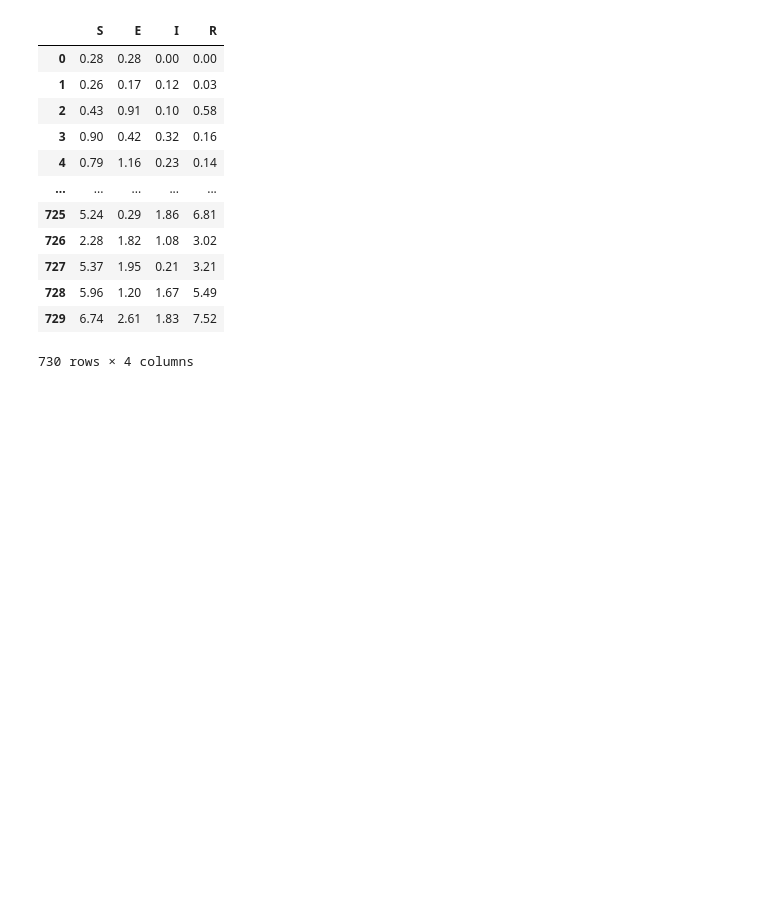
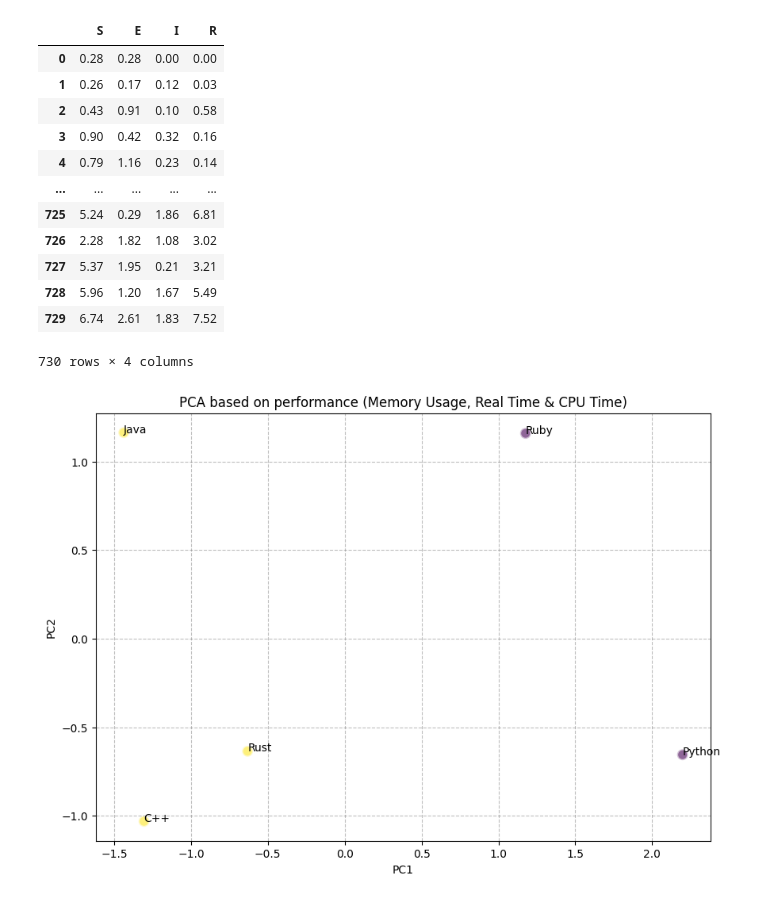
Before and after one commit to reynaldesgr/SMA-Multi-Languages, a Jupyter notebook: notebook-sim/results.ipynb, the cells around one changed output. Cells and saved outputs as stored; diff of their text form; code cells hidden in the pictures; blank space fills up the shorter version.

```diff
--- a/notebook-sim/results.ipynb
+++ b/notebook-sim/results.ipynb
@@ -505,3 +504,33 @@ df_cpp_vs_rust
 | 728 | 5.96 | 1.20 | 1.67 | 5.49 |
 | 729 | 6.74 | 2.61 | 1.83 | 7.52 |
 730 rows × 4 columns
+# %%
+import numpy as np
+from sklearn.decomposition import PCA
+from sklearn.preprocessing import StandardScaler
+from sklearn.cluster import KMeans
+
+data = np.vstack((real, user, sys)).T
+
+kmeans = KMeans(n_clusters=2, random_state=0).fit(data)
+clusters = kmeans.labels_
+
+scaler = StandardScaler()
+data_normalized = scaler.fit_transform(data)
+
+pca = PCA(n_components=2)
+data_pca = pca.fit_transform(data_normalized)
+
+fig, ax = plt.subplots(figsize=(10, 7))
+scatter = ax.scatter(data_pca[:, 0], data_pca[:, 1], c=clusters, cmap='viridis', s=100, alpha=0.6, edgecolors='w', linewidths=2)
+
+for i, txt in enumerate(langages):
+    ax.text(data_pca[i, 0], data_pca[i, 1], txt, color='black')
+
+ax.set_xlabel('PC1')
+ax.set_ylabel('PC2')
+ax.set_title('PCA based on performance (Memory Usage, Real Time & CPU Time)')
+plt.grid(True, linestyle='--', color='grey', alpha=0.5)
+plt.show()
+# %% [output]
+[figure, added]
```
Also changed, not shown: parts of 2 cells of this notebook, 3 other files.
